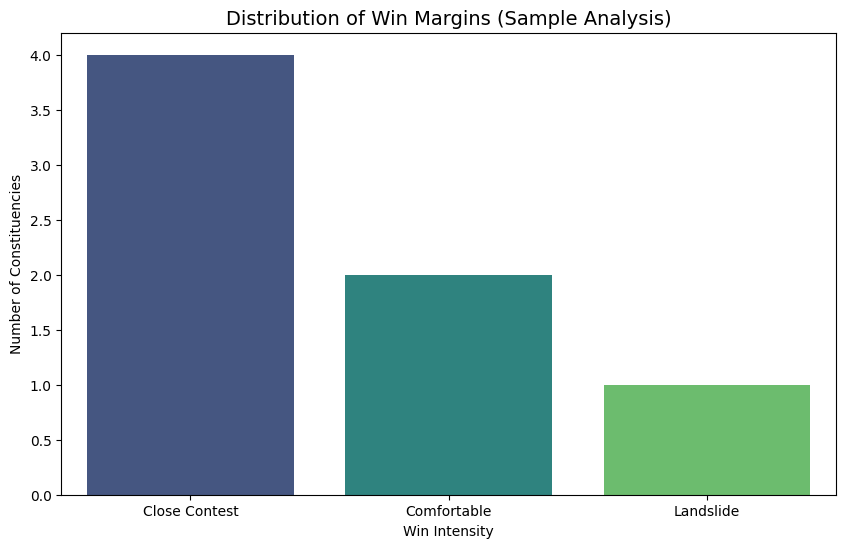
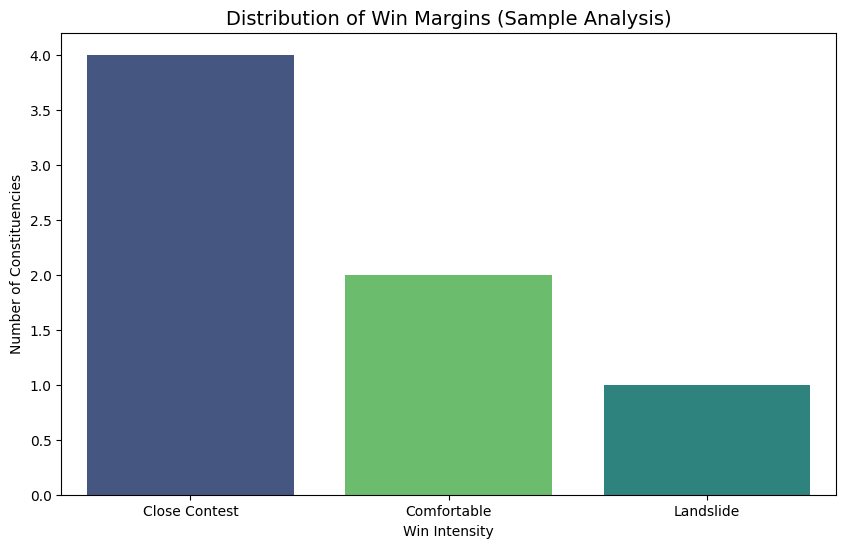
Code edit (unified diff) that turned the first committed figure into the second:
--- before
+++ after
@@ -23,5 +23,5 @@
 # 3. Margin Distribution Chart (Professional Bar Chart)
 plt.figure(figsize=(10, 6))
-sns.countplot(x='Win_Intensity', data=df, palette='viridis', order=['Close Contest', 'Comfortable', 'Landslide'])
+sns.countplot(x='Win_Intensity', data=df, hue='Win_Intensity', palette='viridis', order=['Close Contest', 'Comfortable', 'Landslide'], legend=False)
 plt.title('Distribution of Win Margins (Sample Analysis)', fontsize=14)
 plt.ylabel('Number of Constituencies')

Commit: Created using Colab